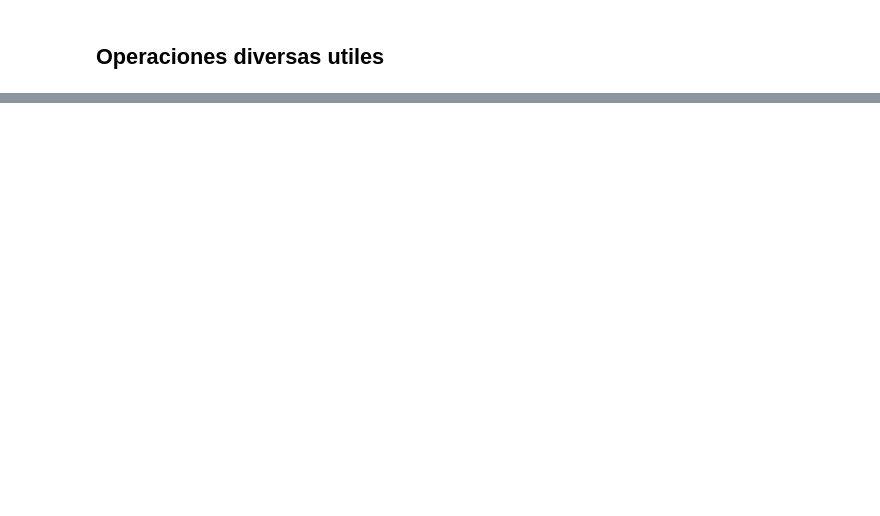
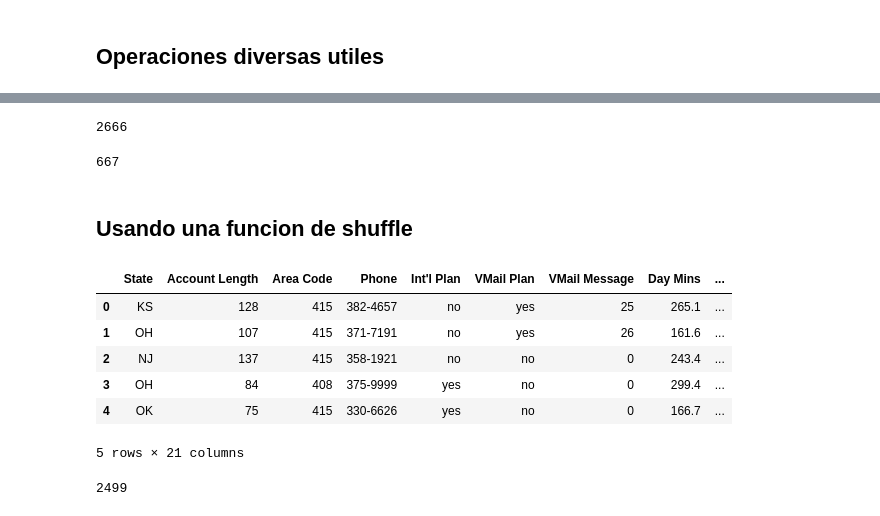
Before and after one commit to nastyc0de/curso_ml, a Jupyter notebook: T2 - 3 - Agrupación de datos.ipynb, the cells around one changed output, grey strips where cells are left out. Cells and saved outputs as stored; diff of their text form; code cells hidden in the pictures; blank space fills up the shorter version.

```diff
--- a/T2 - 3 - Agrupación de datos.ipynb
+++ b/T2 - 3 - Agrupación de datos.ipynb
@@ -313,0 +318,3 @@ age_grouped.head(1)
+# %%
+data = pd.read_csv('./datasets/customer-churn-model/Customer Churn Model.txt')
+len(data)
@@ -317,0 +354,20 @@ ModuleNotFoundError: No module named 'sklearn'
+# %%
+len(train)
+# %% [output]
+2666
+# %%
+len(test)
+# %% [output]
+667
+# %% [markdown]
+## Usando una funcion de shuffle
+# %%
+data.head()
+# %% [output]
+|  | State | Account Length | Area Code | Phone | Int'l Plan | VMail Plan | VMail Message | Day Mins | ... |
+| 0 | KS | 128 | 415 | 382-4657 | no | yes | 25 | 265.1 | ... |
+| 1 | OH | 107 | 415 | 371-7191 | no | yes | 26 | 161.6 | ... |
+| 2 | NJ | 137 | 415 | 358-1921 | no | no | 0 | 243.4 | ... |
+| 3 | OH | 84 | 408 | 375-9999 | yes | no | 0 | 299.4 | ... |
+| 4 | OK | 75 | 415 | 330-6626 | yes | no | 0 | 166.7 | ... |
+5 rows × 21 columns
@@ -317,0 +383,4 @@ ModuleNotFoundError: No module named 'sklearn'
+# %%
+len(train_data)
+# %% [output]
+2499
```
Also changed, not shown: parts of 39 cells of this notebook, 1 other file.
